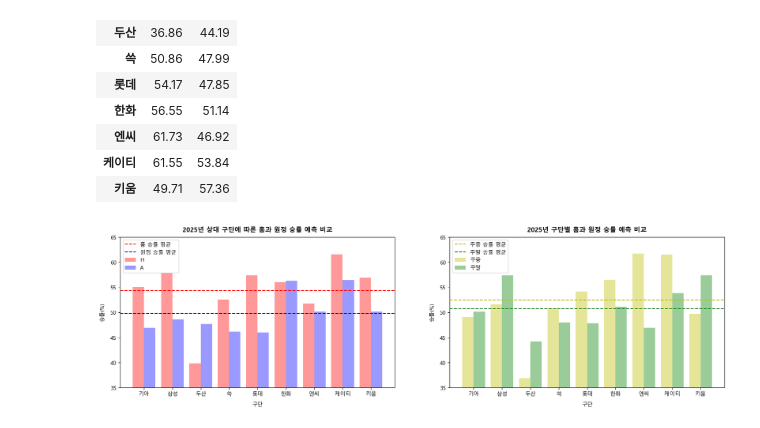
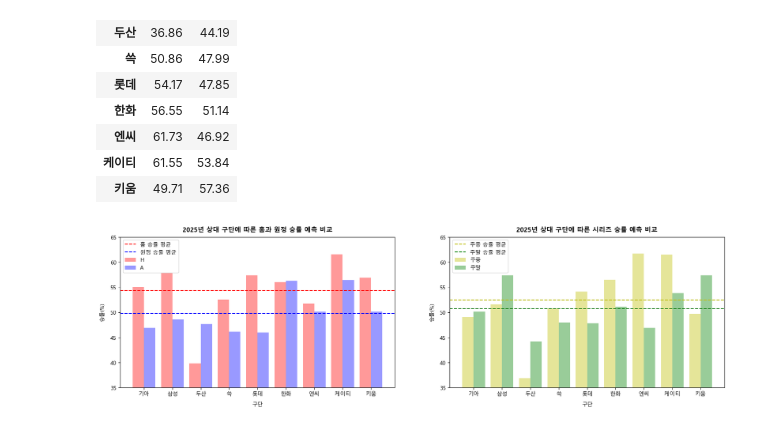
Before and after one commit to IAMKIMEUNSEO/predict2025_kbo_lgtwins_winning_rate, a Jupyter notebook: lgtwins.ipynb, the cells around one changed output. Drawn from its saved outputs; the diff is of its cells as text; code cells hidden in the pictures.

```diff
--- a/lgtwins.ipynb
+++ b/lgtwins.ipynb
@@ -3758,32 +3758,32 @@ axs[0].set_ylim(35, 65)
 axs[0].set_yticks(np.arange(35, 70, 5))
 
 #H, W 평균 직선 추가
 meanH = df_team_HW_winning_rate.mean().values[0].round(2)   #H 평균
 meanA = df_team_HW_winning_rate.mean().values[1].round(2)   #A 평균
 axs[0].axhline(y=meanH, color='r', linestyle='--', linewidth=1.5, label='홈 승률 평균')
 axs[0].axhline(y=meanA, color='b', linestyle='--', linewidth=1.5, label='원정 승률 평균')
 
 axs[0].legend()
 
 #두 번째 그래프: 2025년 구단별 홈과 원정 승률 예측 비교
 axs[1].bar(x-w/2, df_team_week_winning_rate['주중'], width=w, label='주중', color='y', alpha=0.4)
 axs[1].bar(x+w/2, df_team_week_winning_rate['주말'], width=w, label='주말', color='g', alpha=0.4)
-axs[1].set_title("2025년 구단별 홈과 원정 승률 예측 비교", pad=10, weight='bold')
+axs[1].set_title("2025년 상대 구단에 따른 시리즈 승률 예측 비교", pad=10, weight='bold')
 axs[1].set_xticks(x)
 axs[1].set_xticklabels(idx)
 axs[1].set_xlabel("구단", labelpad=10)
 axs[1].set_ylabel("승률(%)", labelpad=10)
 axs[1].set_ylim(35, 65)
 axs[1].set_yticks(np.arange(35, 70, 5))
 
 #H, W 평균 직선 추가
 meenWeekdays = df_team_week_winning_rate.mean().values[0].round(2)    #H 평균
 meanWeekends = df_team_week_winning_rate.mean().values[1].round(2)    #A 평균
 axs[1].axhline(y=meenWeekdays, color='y', linestyle='--', linewidth=1.5, label='주중 승률 평균')
 axs[1].axhline(y=meanWeekends, color='g', linestyle='--', linewidth=1.5, label='주말 승률 평균')
 
 axs[1].legend()
 
 plt.show()
 # %% [output]
-[figure, old version]
+[figure, new version]
```
